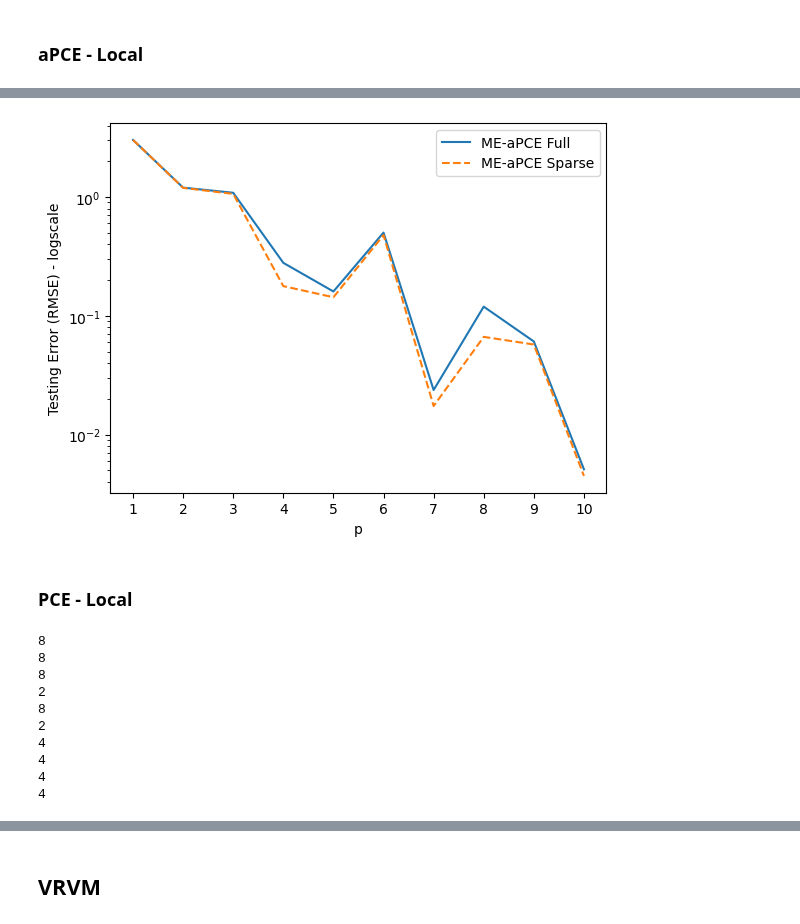
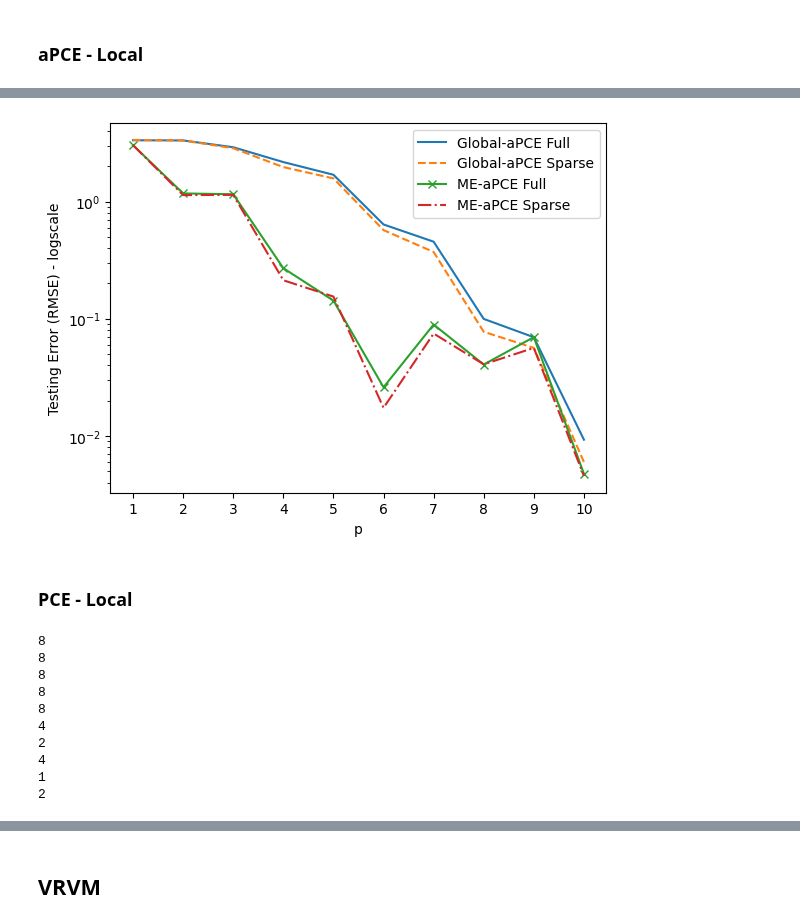
Before and after one commit to IsabelCoronaGuevara/CUDenver-Thesis, a Jupyter notebook: Results_SparseBayesianLearning.ipynb, the cells around one changed output, grey strips where cells are left out. Drawn from its saved outputs; the diff is of its cells as text; code cells hidden in the pictures.

```diff
--- a/Results_SparseBayesianLearning.ipynb
+++ b/Results_SparseBayesianLearning.ipynb
@@ -59,7 +59,7 @@ def parameter_values_ME(param_list, t):
 # %%
 N_train = 320 # Sample size
 N_test = 80
-#N_pol = 1000000
+N_pol = 1000
 N_mc = 1000000 #10^6 samples
 
 d = 3
@@ -68,7 +68,7 @@ np.random.seed(2357)
 
 X_train = np.random.uniform(-np.pi, np.pi, size=(N_train, d))
 X_test = np.random.uniform(-np.pi, np.pi, size=(N_test, d))
-X_pol = X_train.copy() #np.random.uniform(-np.pi, np.pi, size=(N_pol, d))
+X_pol = np.random.uniform(-np.pi, np.pi, size=(N_pol, d))
 
 Y_train = tf.ishigami(X_train)
 Y_test = tf.ishigami(X_test)
@@ -262,12 +262,12 @@ sa = sobol_GSA(d, tf.ishigami)
 for i in range(len(p)):
 
     mod = aPCE(X_pol, p[i])
-    P = mod.Create_Orthonormal_Polynomials(p[i], np.array(B_init))
+    P = mod.Create_Orthonormal_Polynomials_MC(p[i])
 
     Ishigami_AFVB_Global_aPCE_model = AFVB_PCE('aPCE', d = 3, p = p[i], domain = None, aPCE_model = mod, P = P, A_0 = A0_AFVB_Global_aPCE[i], B_0 = B0_AFVB_Global_aPCE[i], C_0 = C0_AFVB_Global_aPCE[i], D_0 = D0_AFVB_Global_aPCE[i])
     Ishigami_AFVB_Global_aPCE_model.fit(X_train, Y_train)
 
-    print(Ishigami_AFVB_Global_aPCE_model.n_star)
+    print('n =', Ishigami_AFVB_Global_aPCE_model.n, 'n* =', Ishigami_AFVB_Global_aPCE_model.n_star)
 
     mean_sparse.append(Ishigami_AFVB_Global_aPCE_model.a_hat[0])
     V_sparse.append(sa.sobol_PCE(p[i], Ishigami_AFVB_Global_aPCE_model.a_hat, Ishigami_AFVB_Global_aPCE_model.active_cols)[1])
@@ -400,10 +397,10 @@ Error_AFVB_ME_aPCE_Sparse = []
 
 for i in range(len(p)):
 
-    temp = ME_PCE('aPCE', 3, p[i], [B_init], tf.ishigami, AFVB_PCE, X_pol, False, theta1_AFVB_ME_aPCE[i], theta2_AFVB_ME_aPCE[i], alpha_AFVB_ME_aPCE[i], 20, None, A0_AFVB_ME_aPCE[i], B0_AFVB_ME_aPCE[i], C0_AFVB_ME_aPCE[i], D0_AFVB_ME_aPCE[i])
+    temp = ME_PCE('aPCE', 3, p[i], [B_init], tf.ishigami, AFVB_PCE, X_pol, False, theta1_AFVB_ME_aPCE[i], theta2_AFVB_ME_aPCE[i], alpha_AFVB_ME_aPCE[i], 15, None, A0_AFVB_ME_aPCE[i], B0_AFVB_ME_aPCE[i], C0_AFVB_ME_aPCE[i], D0_AFVB_ME_aPCE[i])
     temp.fit(X_train, Y_train)
 
-    temp2 = ME_PCE('aPCE', 3, p[i], [B_init], tf.ishigami, AFVB_PCE, X_pol, False, theta1_AFVB_ME_aPCE[i], theta2_AFVB_ME_aPCE[i], alpha_AFVB_ME_aPCE[i], 20, temp.B_split, A0_AFVB_ME_aPCE[i], B0_AFVB_ME_aPCE[i], C0_AFVB_ME_aPCE[i], D0_AFVB_ME_aPCE[i])
+    temp2 = ME_PCE('aPCE', 3, p[i], [B_init], tf.ishigami, AFVB_PCE, X_pol, False, theta1_AFVB_ME_aPCE[i], theta2_AFVB_ME_aPCE[i], alpha_AFVB_ME_aPCE[i], 15, temp.B_split, A0_AFVB_ME_aPCE[i], B0_AFVB_ME_aPCE[i], C0_AFVB_ME_aPCE[i], D0_AFVB_ME_aPCE[i])
     temp2.fit(X_train, Y_train)
 
     print(temp.B_split.shape[0])
@@ -424,16 +434,16 @@ for i in range(len(p)):
 # %%
 # marker = 'o', '.', ',', 'x', '+', 'v', '^', '<', '>', 's', 'd'
-#plt.plot(range(3,10), Error_AFVB_Global_aPCE_Full[:7], '-', label = 'Global-aPCE Full')
-#plt.plot(range(3,10), Error_AFVB_Global_aPCE_Sparse[:7], '--', label = 'Global-aPCE Sparse')
-plt.plot(p, Error_AFVB_ME_aPCE_Full, '-', label = 'ME-aPCE Full')
-plt.plot(p, Error_AFVB_ME_aPCE_Sparse, '--', label = 'ME-aPCE Sparse')
+plt.plot(p, Error_AFVB_Global_aPCE_Full[:10], '-', label = 'Global-aPCE Full')
+plt.plot(p, Error_AFVB_Global_aPCE_Sparse[:10], '--', label = 'Global-aPCE Sparse')
+plt.plot(p, Error_AFVB_ME_aPCE_Full, '-x', label = 'ME-aPCE Full')
+plt.plot(p, Error_AFVB_ME_aPCE_Sparse, '-.', label = 'ME-aPCE Sparse')
 plt.xticks(p)
 plt.yscale("log")
 plt.xlabel("p")
 plt.ylabel("Testing Error (RMSE) - logscale")
 plt.legend();
 # %% [output]
-[figure, old version]
+[figure, new version]
 # %% [markdown]
 ### PCE - Local
 # %%
@@ -463,13 +473,13 @@ for i in range(len(p)):
 8
 8
 8
-2
 8
+8
+4
 2
 4
-4
-4
-4
+1
+2
 # %%
 # marker = 'o', '.', ',', 'x', '+', 'v', '^', '<', '>', 's', 'd'
 plt.plot(p, Error_AFVB_Global_PCE_Full[:10], '-', label = 'Global-PCE Full')
```
Also changed, not shown: parts of 27 cells of this notebook.
